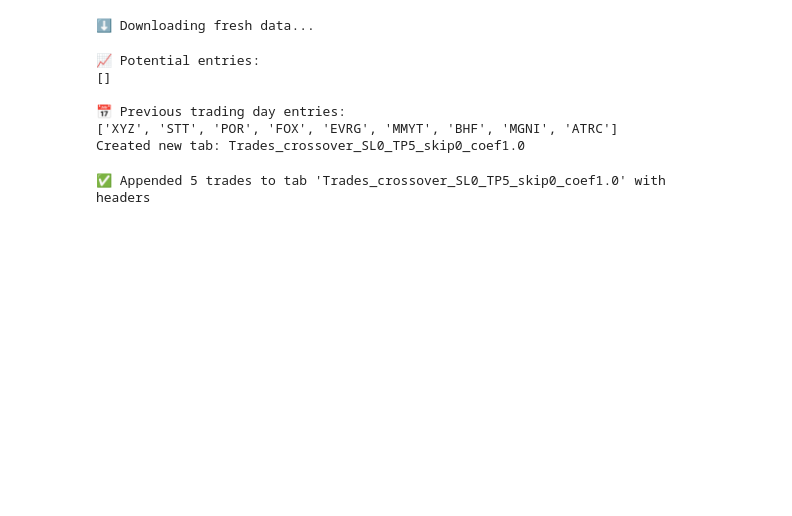
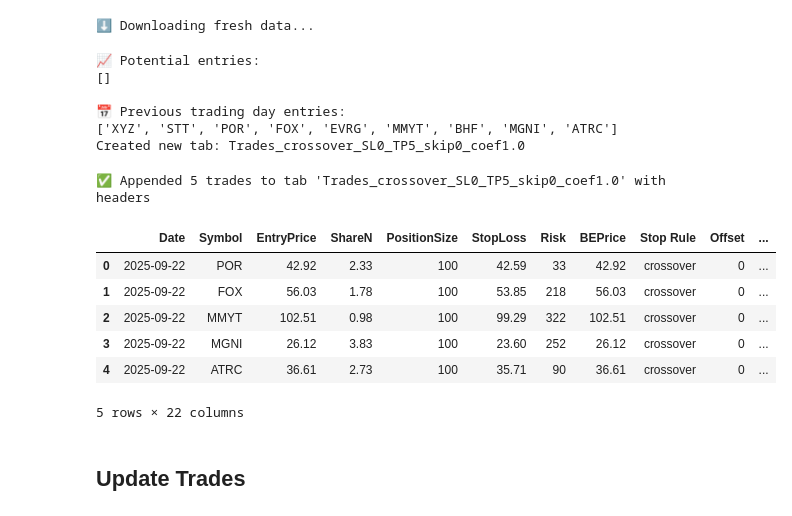
Before and after one commit to i-osipchyk/ema-crossover, a Jupyter notebook: pipelines/evalualtion_pipeline/evaluation_pipeline_dev.ipynb, the cells around one changed output. Drawn from its saved outputs; the diff is of its cells as text; code cells hidden in the pictures; blank space fills up the shorter version.

Commit message:
Finished pipeline development and first tests. First trades are already in Google Sheets

```diff
--- a/pipelines/evalualtion_pipeline/evaluation_pipeline_dev.ipynb
+++ b/pipelines/evalualtion_pipeline/evaluation_pipeline_dev.ipynb
@@ -325,0 +99,3 @@ def write_trades_to_sheet(
+# %%
+trades_df_read = read_trades_from_sheet(sheet_url)
+trades_df_read.head()
@@ -325,0 +216,3 @@ def write_trades_to_sheet(
+# %%
+trades_df_read_evaluated = evaluate_trades(trades_df_read, stock_data_labeled)
+trades_df_read_evaluated.head()
@@ -325,0 +302,2 @@ def write_trades_to_sheet(
+# %%
+update_trades_sheet(sheet_url, trades_df_read_evaluated)
@@ -441,0 +444,17 @@ Created new tab: Trades_crossover_SL0_TP5_skip0_coef1.0
+# %%
+SHEET_URL = "https://docs.google.com/spreadsheets/d/16HZfFIu37ZG7kRgLDI9SqS5xPhb3pn3iY2ubOymVseU/edit"
+TAB_NAME = "Trades_crossover_SL0_TP5_skip0_coef1.0"
+
+trades_df = read_trades_from_sheet(SHEET_URL, TAB_NAME)
+# %%
+trades_df
+# %% [output]
+|  | Date | Symbol | EntryPrice | ShareN | PositionSize | StopLoss | Risk | BEPrice | Stop Rule | Offset | ... |
+| 0 | 2025-09-22 | POR | 42.92 | 2.33 | 100 | 42.59 | 33 | 42.92 | crossover | 0 | ... |
+| 1 | 2025-09-22 | FOX | 56.03 | 1.78 | 100 | 53.85 | 218 | 56.03 | crossover | 0 | ... |
+| 2 | 2025-09-22 | MMYT | 102.51 | 0.98 | 100 | 99.29 | 322 | 102.51 | crossover | 0 | ... |
+| 3 | 2025-09-22 | MGNI | 26.12 | 3.83 | 100 | 23.60 | 252 | 26.12 | crossover | 0 | ... |
+| 4 | 2025-09-22 | ATRC | 36.61 | 2.73 | 100 | 35.71 | 90 | 36.61 | crossover | 0 | ... |
+5 rows × 22 columns
+# %% [markdown]
+## Update Trades
```
Also changed, not shown: parts of 25 cells of this notebook, 1 other file.
